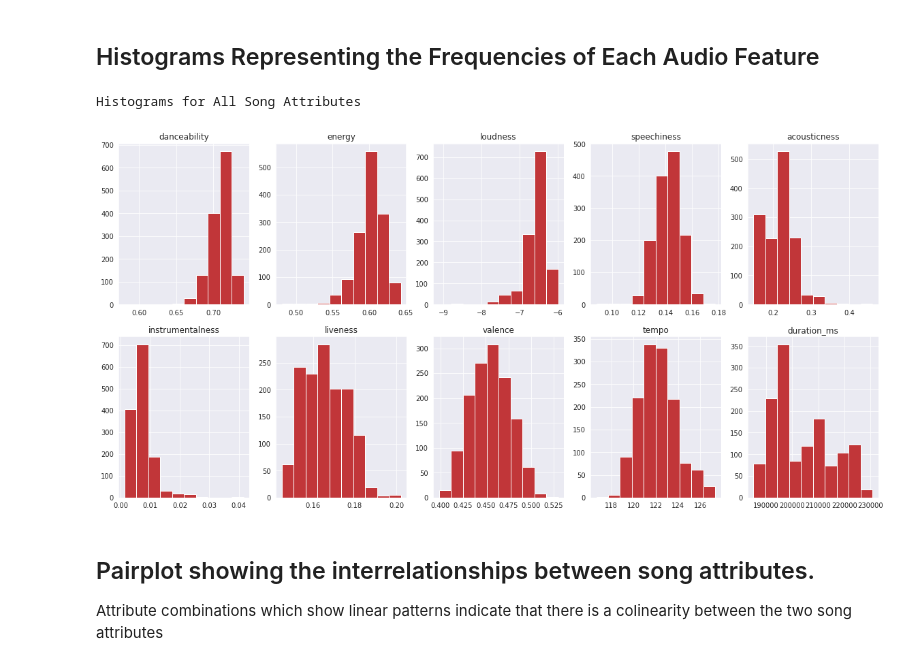
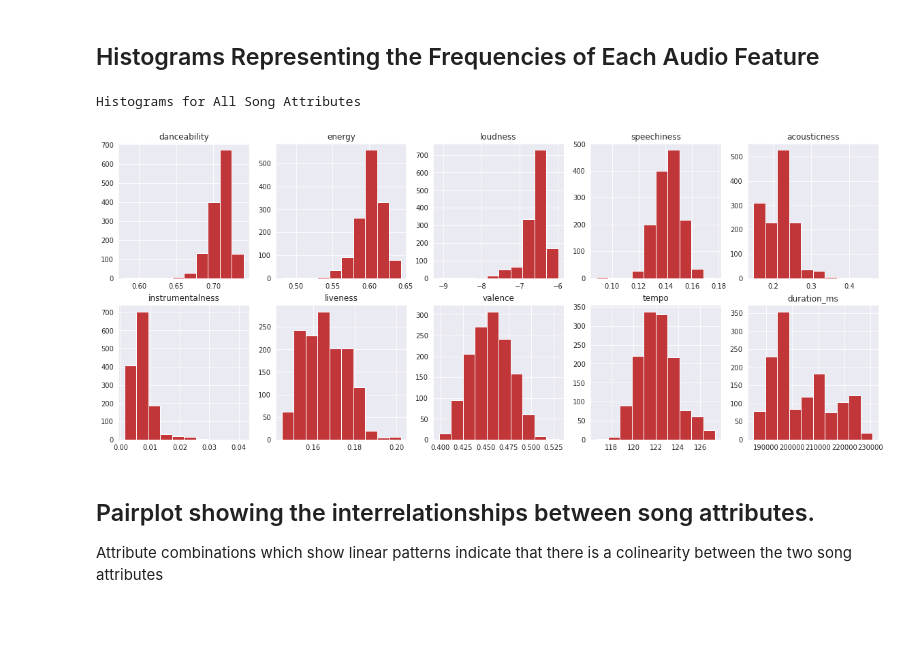
Before and after one commit to kenneym/spotify-mental-health, a Jupyter notebook: exploratory-data-analysis.ipynb, the cells around one changed output. Cells and saved outputs as stored; diff of their text form; code cells hidden in the pictures; blank space fills up the shorter version.

Commit message:
cleaning up figures

```diff
--- a/exploratory-data-analysis.ipynb
+++ b/exploratory-data-analysis.ipynb
@@ -333,15 +333,17 @@ plt.legend(title="",loc=4)
 # %% [markdown]
 ## Histograms Representing the Frequencies of Each Audio Feature
 # %%
+attributes_only = top_avg.drop(columns=['date', 'key', 'mode', 'time_signature'])
+
 print('Histograms for All Song Attributes')
-attributes_only = top_avg.drop(columns=['date', 'key', 'mode', 'time_signature'])
+plt.figure(figsize=(20,8))
 for n, col in enumerate(attributes_only.columns):
-    plt.subplot(4, 5, n+1)
+    plt.subplot(2, 5, n+1)
     plt.title(col)
-    attributes_only[col].hist(ax = plt.gca(), figsize=(20, 20))
+    attributes_only[col].hist(ax = plt.gca())
 # %% [output]
 Histograms for All Song Attributes
-[figure, old version]
+[figure, new version]
 # %% [markdown]
 ## Pairplot showing the interrelationships between song attributes.
 Attribute combinations which show linear patterns indicate that there is a colinearity between the two song attributes
```
Also changed, not shown: parts of 9 cells of this notebook.
